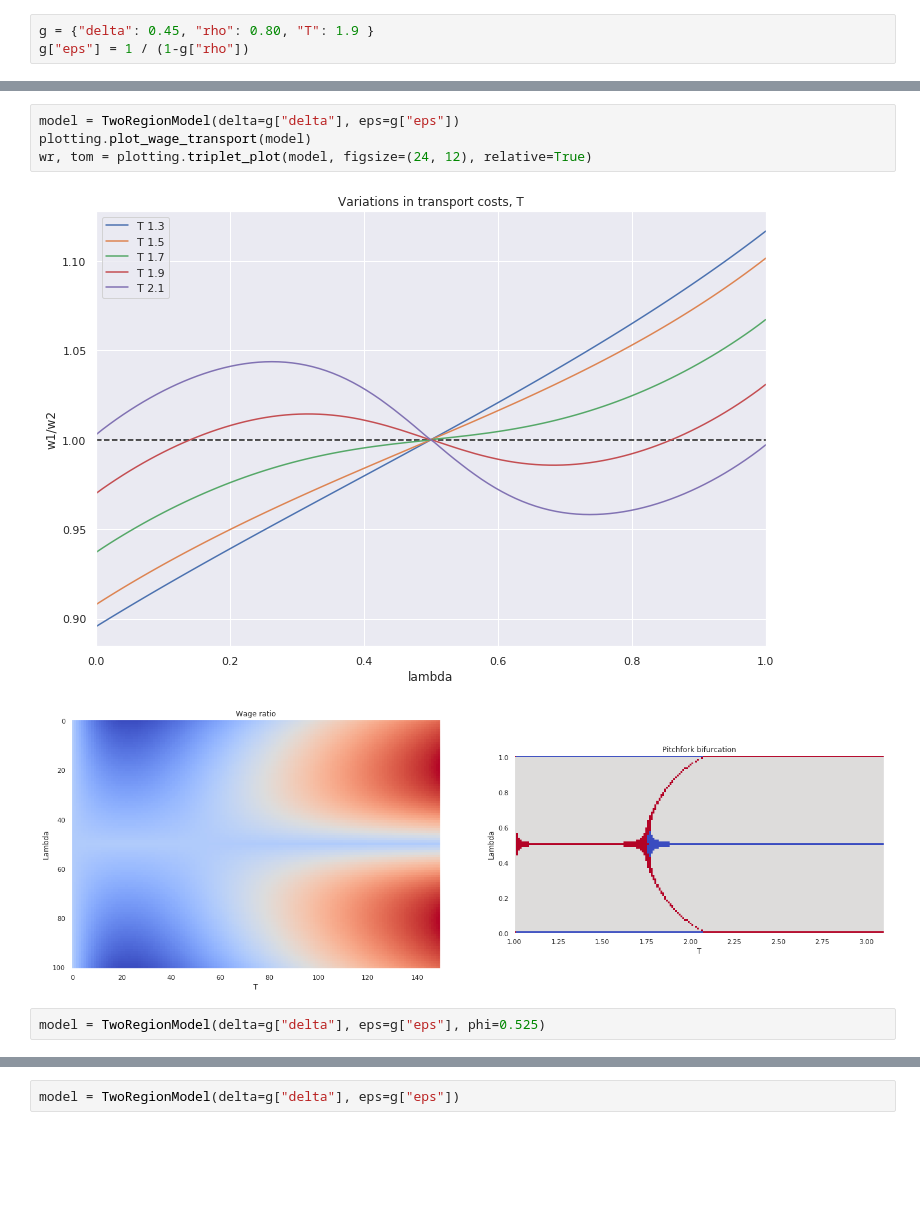
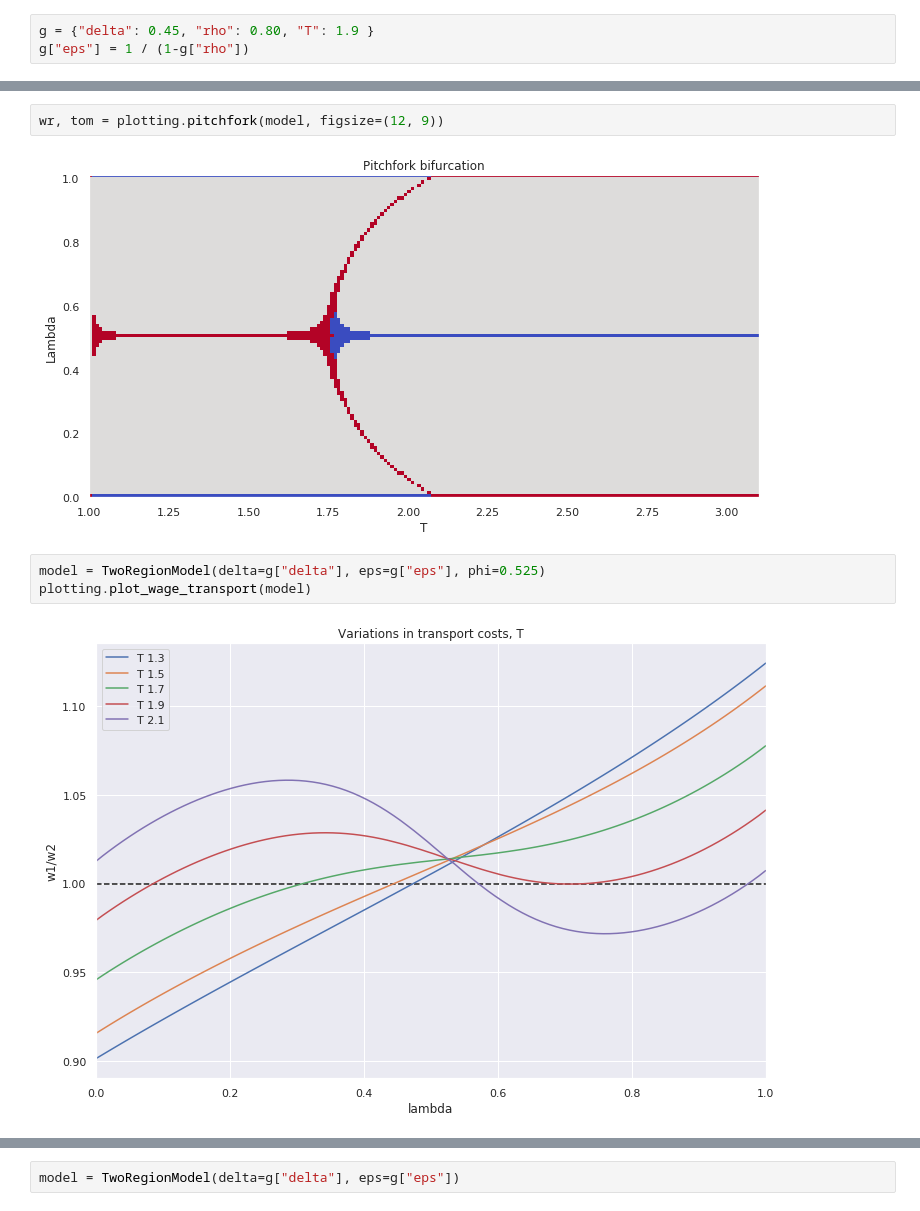
Before and after one commit to NoFishLikeIan/tinbergen, a Jupyter notebook: homework/spatial/Assignment.ipynb, the cells around one changed output, grey strips where cells are left out. Drawn from its saved outputs; the diff is of its cells as text; blank space fills up the shorter version.

```diff
--- a/homework/spatial/Assignment.ipynb
+++ b/homework/spatial/Assignment.ipynb
@@ -11,9 +20,9 @@ g["eps"] = 1 / (1-g["rho"])
+# %%
+wr, tom = plotting.pitchfork(model, figsize=(12, 9))
+# %% [output]
+[figure, added]
 # %%
-model = TwoRegionModel(delta=g["delta"], eps=g["eps"])
+model = TwoRegionModel(delta=g["delta"], eps=g["eps"], phi=0.525)
 plotting.plot_wage_transport(model)
-wr, tom = plotting.triplet_plot(model, figsize=(24, 12), relative=True)
 # %% [output]
-[figure, old version]
+[figure, new version]
-[figure, removed]
-# %%
-model = TwoRegionModel(delta=g["delta"], eps=g["eps"], phi=0.525)
```
Also changed, not shown: parts of 9 cells of this notebook, 1 other file.
